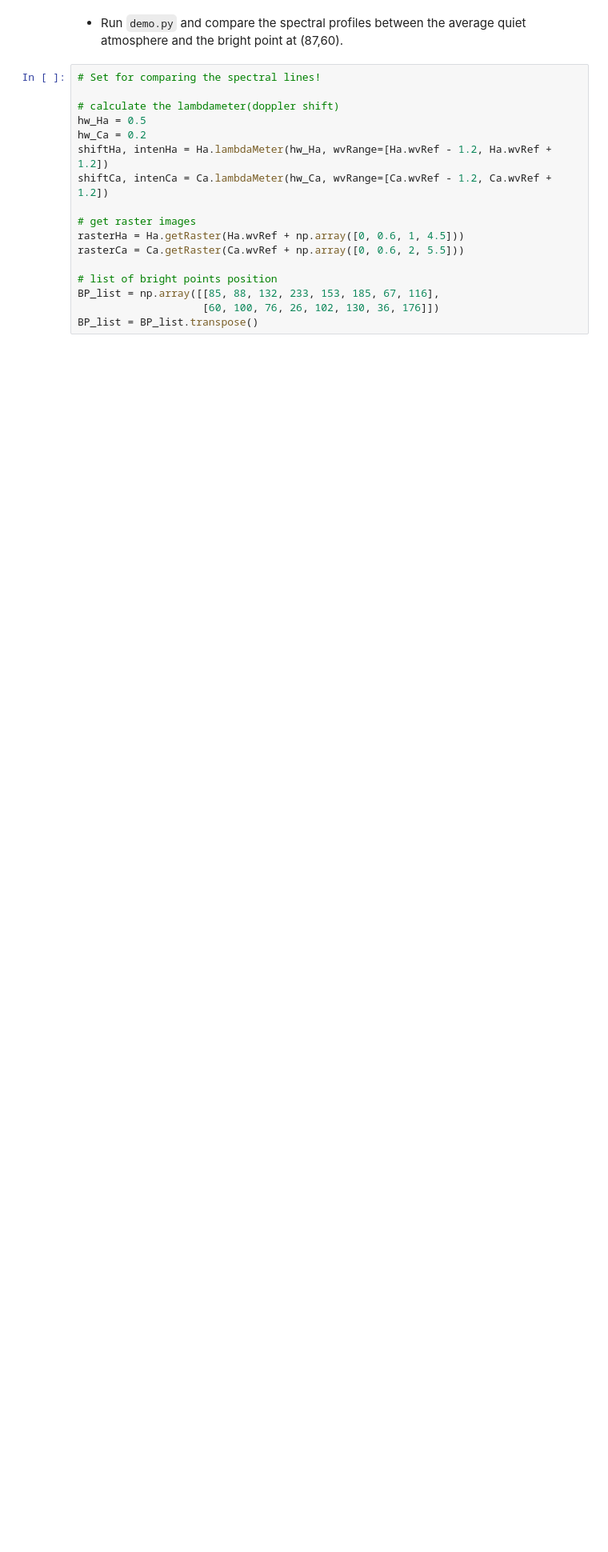
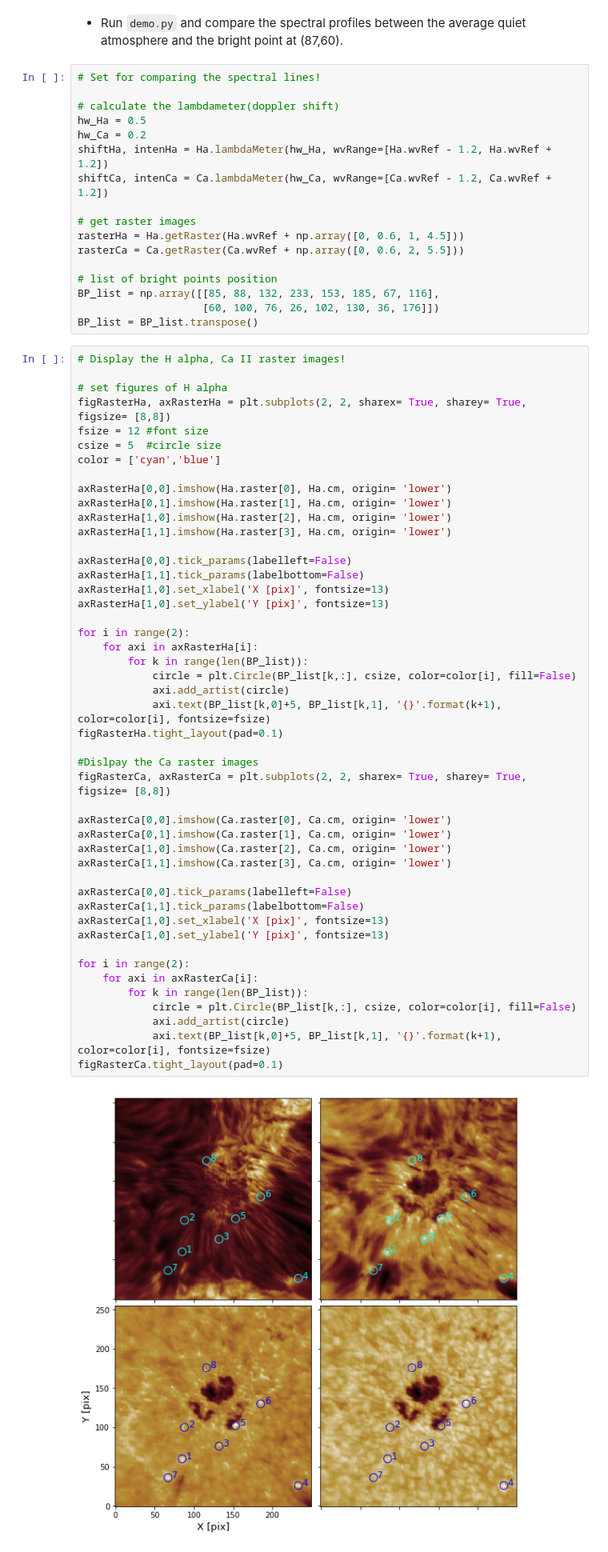
Before and after one commit to guidesk/lab2, a Jupyter notebook: lab_project_2.ipynb, the cells around one changed output. Shown at 80% size. Drawn from its saved outputs; the diff is of its cells as text; blank space fills up the shorter version.

```diff
--- a/lab_project_2.ipynb
+++ b/lab_project_2.ipynb
@@ -559,3 +579,52 @@ rasterCa = Ca.getRaster(Ca.wvRef + np.array([0, 0.6, 2, 5.5]))
 BP_list = np.array([[85, 88, 132, 233, 153, 185, 67, 116],
                     [60, 100, 76, 26, 102, 130, 36, 176]])
 BP_list = BP_list.transpose()
+# %%
+# Display the H alpha, Ca II raster images!
+
+# set figures of H alpha
+figRasterHa, axRasterHa = plt.subplots(2, 2, sharex= True, sharey= True, figsize= [8,8])
+fsize = 12 #font size
+csize = 5  #circle size
+color = ['cyan','blue']
+
+axRasterHa[0,0].imshow(Ha.raster[0], Ha.cm, origin= 'lower')
+axRasterHa[0,1].imshow(Ha.raster[1], Ha.cm, origin= 'lower')
+axRasterHa[1,0].imshow(Ha.raster[2], Ha.cm, origin= 'lower')
+axRasterHa[1,1].imshow(Ha.raster[3], Ha.cm, origin= 'lower')
+
+axRasterHa[0,0].tick_params(labelleft=False)
+axRasterHa[1,1].tick_params(labelbottom=False)
+axRasterHa[1,0].set_xlabel('X [pix]', fontsize=13)
+axRasterHa[1,0].set_ylabel('Y [pix]', fontsize=13)
+
+for i in range(2):
+    for axi in axRasterHa[i]:
+        for k in range(len(BP_list)):
+            circle = plt.Circle(BP_list[k,:], csize, color=color[i], fill=False)
+            axi.add_artist(circle)
+            axi.text(BP_list[k,0]+5, BP_list[k,1], '{}'.format(k+1), color=color[i], fontsize=fsize)
+figRasterHa.tight_layout(pad=0.1)
+
+#Dislpay the Ca raster images
+figRasterCa, axRasterCa = plt.subplots(2, 2, sharex= True, sharey= True, figsize= [8,8])
+
+axRasterCa[0,0].imshow(Ca.raster[0], Ca.cm, origin= 'lower')
+axRasterCa[0,1].imshow(Ca.raster[1], Ca.cm, origin= 'lower')
+axRasterCa[1,0].imshow(Ca.raster[2], Ca.cm, origin= 'lower')
+axRasterCa[1,1].imshow(Ca.raster[3], Ca.cm, origin= 'lower')
+
+axRasterCa[0,0].tick_params(labelleft=False)
+axRasterCa[1,1].tick_params(labelbottom=False)
+axRasterCa[1,0].set_xlabel('X [pix]', fontsize=13)
+axRasterCa[1,0].set_ylabel('Y [pix]', fontsize=13)
+
+for i in range(2):
+    for axi in axRasterCa[i]:
+        for k in range(len(BP_list)):
+            circle = plt.Circle(BP_list[k,:], csize, color=color[i], fill=False)
+            axi.add_artist(circle)
+            axi.text(BP_list[k,0]+5, BP_list[k,1], '{}'.format(k+1), color=color[i], fontsize=fsize)
+figRasterCa.tight_layout(pad=0.1)
+# %% [output]
+[figure, added]
```
Also changed, not shown: parts of 7 cells of this notebook.
